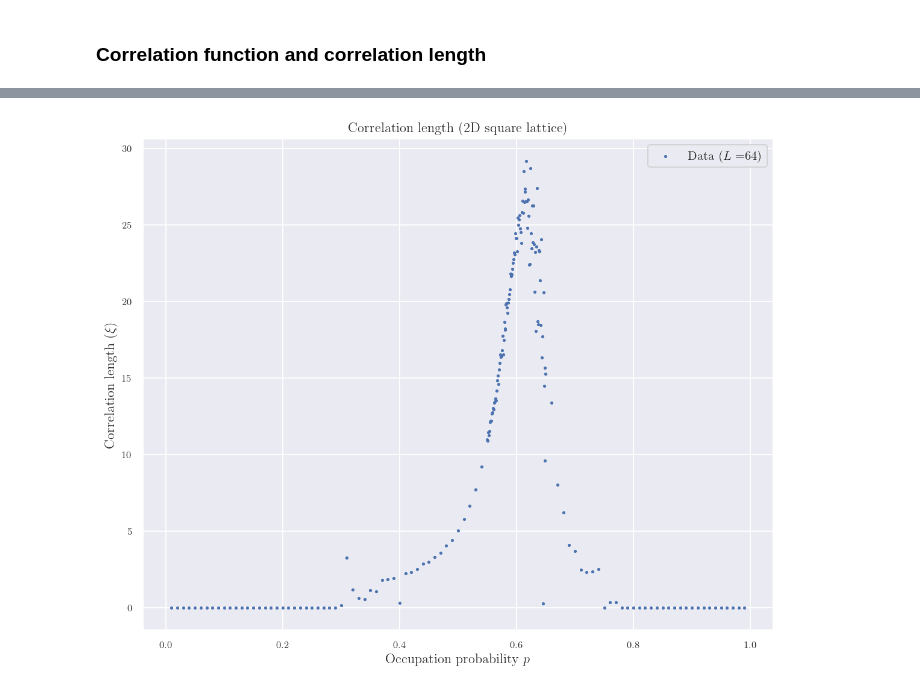
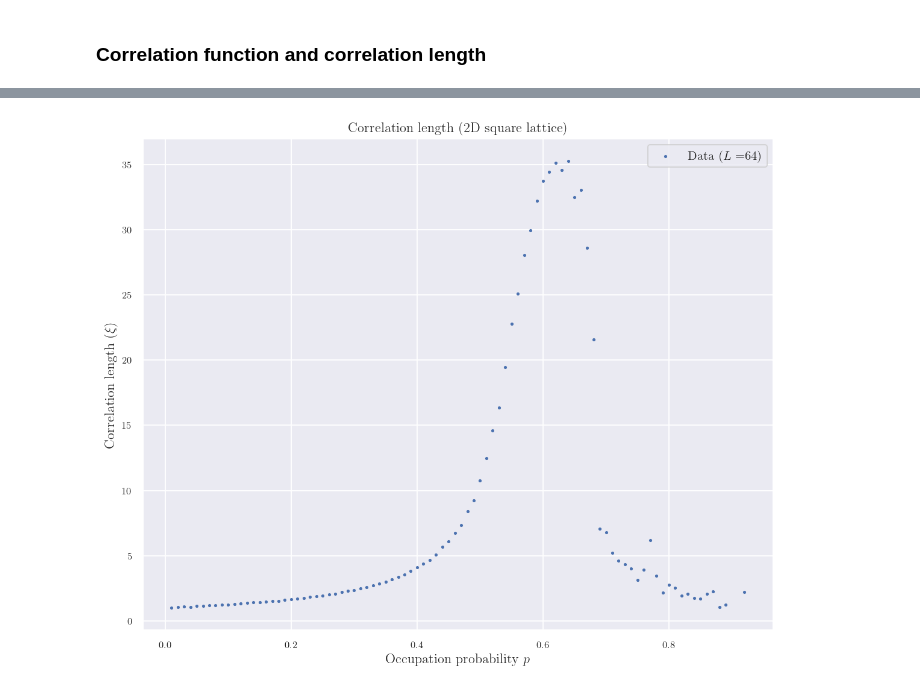
Before and after one commit to alansammarone/musk, a Jupyter notebook: notebooks/percolation_2d_analysis.ipynb, the cells around one changed output, grey strips where cells are left out. Cells and saved outputs as stored; diff of their text form; code cells hidden in the pictures.

```diff
--- a/notebooks/percolation_2d_analysis.ipynb
+++ b/notebooks/percolation_2d_analysis.ipynb
@@ -55,15 +52,17 @@ def load_json(json_as_str):
         return {}
 
 def get_average_dict_distribution(df, col_name):
+    import time
     n_observations = df.shape[0]
     # Map distributions from STR to JSONii
+
     df = df[col_name].map(load_json)
-
     # Sum elements values associated with same keys
     total_dist = reduce(
         lambda x,y: sum_dict(x, y),
         df.tolist()
     )
+
     # Convert keys to ints
     total_dist = {int(key): value for key, value in total_dist.items()}
 
@@ -77,6 +76,12 @@ def get_average_dict_distribution(df, col_name):
 
     # Divide by number of observations to get average
     Y = Y / n_observations
+    d = time.time()
+
+#     total = d - a
+#     print(f"A: {(b-a)/total}")
+#     print(f"B: {(c-b)/total}")
+#     print(f"C: {(d-c)/total}")
     return X, Y
 
 
@@ -208,7 +213,7 @@ def get_correlation_function_from_prob_df(df, size):
     max_distance = 2 ** 0.5 * size # 2D specific!
     X, Y = get_average_dict_distribution(df, CORRELATION_FUNCTION_COL)
     X, Y = np.array(X), np.array(Y)
-    X = X * max_distance / N_BINS
+    X = X / N_BINS
     return X, Y
 
 def fit_fn(X, a, b, c):
@@ -218,22 +223,34 @@ def get_corr_function_exponential_fit(X, Y):
     assert(len(X) == len(Y))
     if len(X) < 5: # If there are few non-zero entries, assume 0 correlation length
         return (0, 0, 0)
-    X_filter = np.where(corr_X > 10)
+
+    X_filter = np.where(X > np.max(X)*0.5)
     X = X[X_filter]
     Y = Y[X_filter]
     try:
-        popt, pcov = curve_fit(fit_fn, X, Y, p0=(0.1, 7, 0.01))
-        if popt[1] > 100:
+        popt, pcov = curve_fit(fit_fn, X, Y, p0=(1, 0.1, 0))
+        if abs(popt[1]) > 0.4:
+
             return (0, 0, 0)
         return popt
-    except:
+    except Exception as e:
         return (0, 0, 0)
 
+
+def get_corr_length(corr_X, corr_Y):
+    max_distance = 2 ** 0.5 * size # 2D specific!
+    distance = corr_X * max_distance
+    xi_squared = np.sum(np.multiply(distance ** 2, corr_Y)) / np.sum(corr_Y)
+    return xi_squared ** 0.5
 
 
 # Check why we have non-zero probability when x=0
 sizes = [64]
 probabilities = []
+probabilities = [0.62]
+probabilities = [p for p in df_orig['probability'].unique().tolist() if round(p, 2) == p]
+# probabilities = [p for p in probabilities if 0.5 < p < 0.7]
+print(probabilities)
 df = filter_and_select_columns(df_orig, sizes, probabilities, [CORRELATION_FUNCTION_COL])
 setup_figure()
 
@@ -241,48 +258,27 @@ for size, size_df in df.groupby([SIZE_COL]):
 
     X, Y = [], []
     for probability, prob_df in size_df.groupby([PROBABILITY_COL]):
-        print(probability)
+#         print(probability)
+#         print(prob_df.shape)
         corr_X, corr_Y = get_correlation_function_from_prob_df(prob_df, size)
+#         popt = get_corr_function_exponential_fit(corr_X, corr_Y)
+#         correlation_length = popt[1]
 
-#         corr_X = corr_X[X_filter]
-#         corr_Y = corr_Y[X_filter]
-        popt = get_corr_function_exponential_fit(corr_X, corr_Y)
-#         plt.scatter(corr_X, corr_Y, s=1)
+        correlation_length = get_corr_length(corr_X, corr_Y)
+#         plt.scatter(corr_X, corr_Y, s=2, label=probability)
 #         plt.plot(corr_X, fit_fn(corr_X, *popt), "--")
-        correlation_length = popt[1]
-        print(correlation_length)
+
+#         print(correlation_length)
+#         print("---")
         X.append(probability)
         Y.append(correlation_length)
 
 
     plt.scatter(X, Y, s=3, label=f"Data ($L=${size})")
-
+# plt.ylim([-0.01, 0.05])
 plt.title("Correlation length (2D square lattice)")
 plt.xlabel("Occupation probability $p$")
 plt.ylabel(r"Correlation length ($ \xi $)")
 plt.legend()
 plt.show()
-
-
-
-# Xs, Ys = [], []
-
-# for probability, group_df in df.groupby(PROBABILITY_COL):
-
-#     X = np.array(X)[1:]
-#     Y = np.array(Y)[1:]
-#     X = 64* 2**0.5 * X/10000
-#     get_average_dict_distribution
-
-#     popt = (1, 15, 0)
-#     try:
-#         popt, pcov = curve_fit(fit_fn, X, Y, p0=popt)
-#         correlation_length = 1/popt[1]
-#     except:
-#         correlation_length = 0
-#     Xs.append(probability)
-#     Ys.append(correlation_length)
-
-# #     plt.plot(X, fit_fn(X, *popt), "--")
-# #     plt.scatter(X, Y, s=3)
 # %% [output]
@@ -306,4 +286,4 @@ plt.show()
-[figure, old version]
+[figure, new version]
 # %%
 # https://en.wikipedia.org/wiki/Binomial_proportion_confidence_interval
 # plt.axvline(probability)
```
Also changed, not shown: parts of 2 cells of this notebook, 2 other files.
